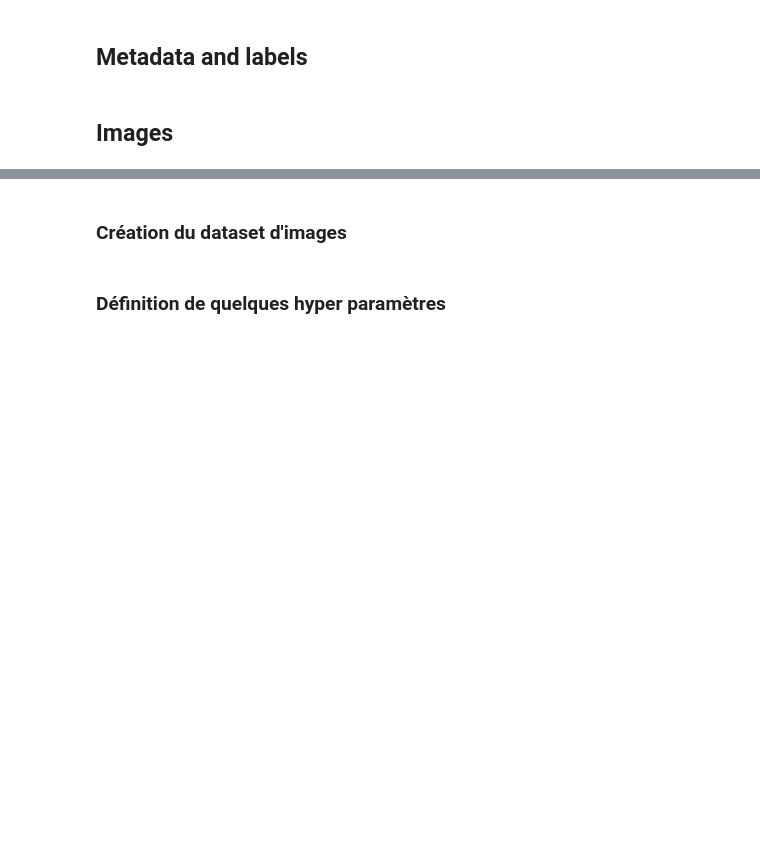
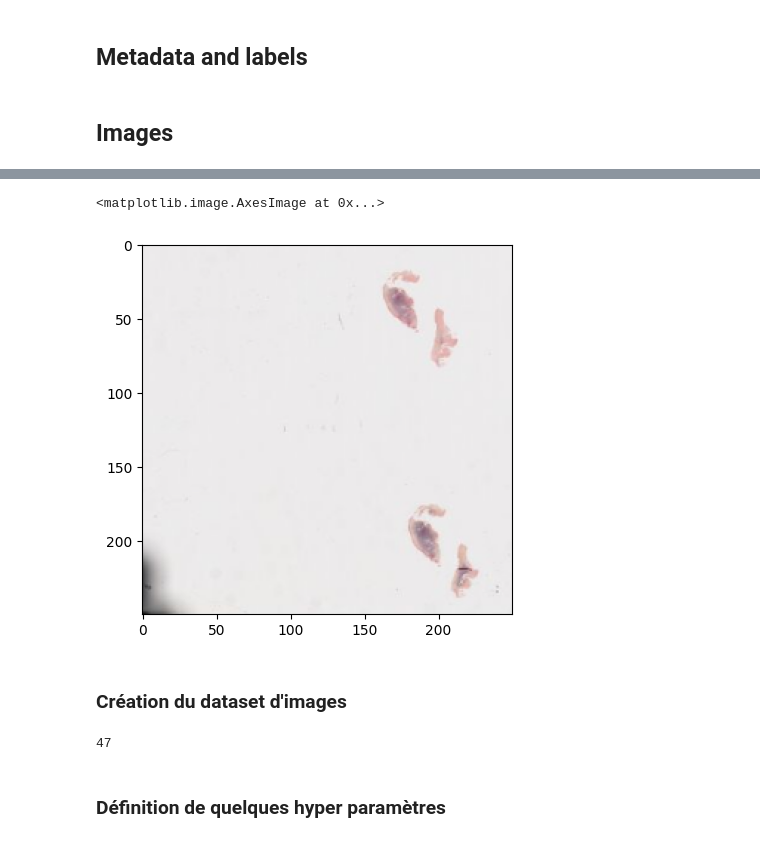
Before and after one commit to johnplt/visiomel-melanoma-iavengers, a Jupyter notebook: notebook/visiomel.ipynb, the cells around one changed output, grey strips where cells are left out. Saved outputs shown, nothing was run; the diff lists cells and outputs as text; code cells hidden in the pictures; blank space fills up the shorter version.

```diff
--- a/notebook/visiomel.ipynb
+++ b/notebook/visiomel.ipynb
@@ -144,4 +152,15 @@ Downloading 9v0bl8q7.tif
+# %%
+img = pyvips.Image.new_from_file('../data/images/zyo5fbtd.tif', page=8).numpy()
+img = cv2.resize(img, (250, 250))
+plt.imshow(np.array(img))
+# %% [output]
+<matplotlib.image.AxesImage at 0x...>
+[figure, added]
 # %% [markdown]
 ### Création du dataset d'images
 # %%
 train_images_file = os.listdir("../data/images")
+# %%
+len(train_images_file)
+# %% [output]
+47
```
Also changed, not shown: parts of 25 cells of this notebook.
